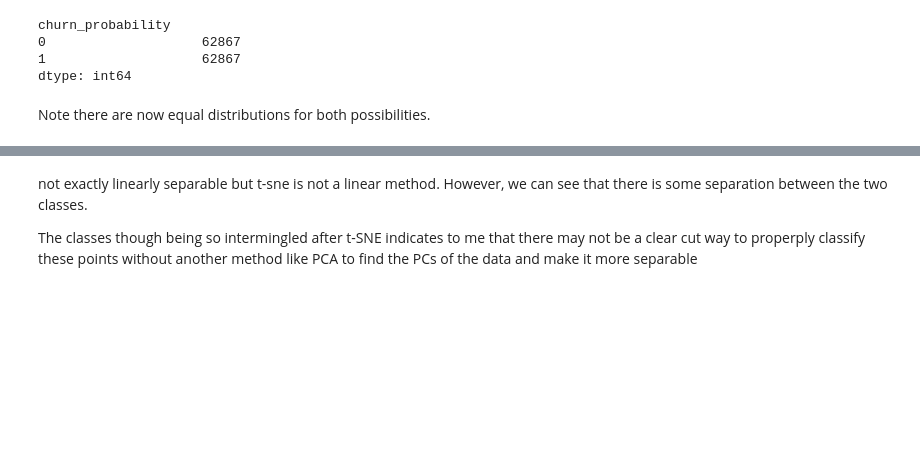
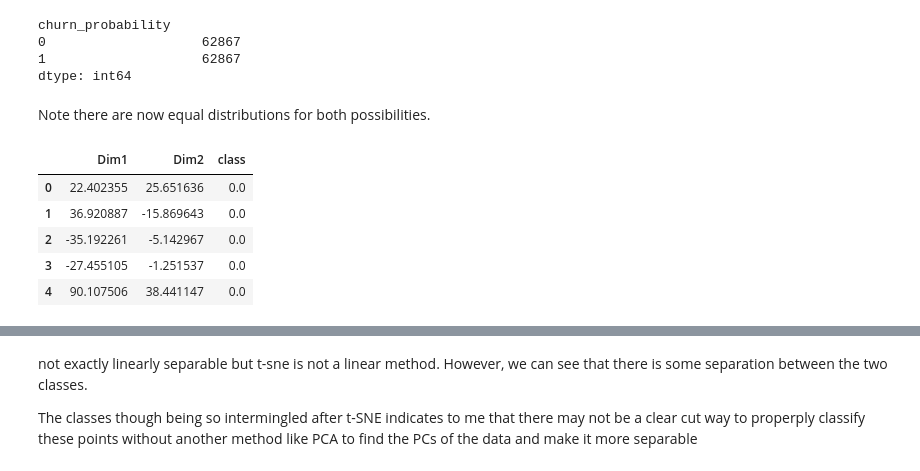
Before and after one commit to mickyals/Telecom_Churn, a Jupyter notebook: Telecom_Churn_Prediction_MA.ipynb, the cells around one changed output, grey strips where cells are left out. Drawn from its saved outputs; the diff is of its cells as text; code cells hidden in the pictures; blank space fills up the shorter version.

```diff
--- a/Telecom_Churn_Prediction_MA.ipynb
+++ b/Telecom_Churn_Prediction_MA.ipynb
@@ -676,12 +676,19 @@ X_resampled =  pd.DataFrame(X_scaled, columns = X_columns)
 # %%
 #TSNE visualisation
 
-tsne = TSNE(n_components=2, perplexity=50, n_iter=2000, n_jobs=-1, random_state = seed) #make 2D array of data
+tsne = TSNE(n_components=2, perplexity=50, n_jobs=-1, random_state = seed) #make 2D array of data
 
 X_tsne = tsne.fit_transform(X_resampled)
 X_tsne_data = np.column_stack((X_tsne, y_resampled))
 df_tsne = pd.DataFrame(X_tsne_data, columns=['Dim1', 'Dim2', 'class'])
 df_tsne.head()
+# %% [output]
+|  | Dim1 | Dim2 | class |
+| 0 | 22.402355 | 25.651636 | 0.0 |
+| 1 | 36.920887 | -15.869643 | 0.0 |
+| 2 | -35.192261 | -5.142967 | 0.0 |
+| 3 | -27.455105 | -1.251537 | 0.0 |
+| 4 | 90.107506 | 38.441147 | 0.0 |
 # %%
 #plot using TSNE data
 plt.figure(figsize=(10, 10))
```
Also changed, not shown: parts of 9 cells of this notebook.
